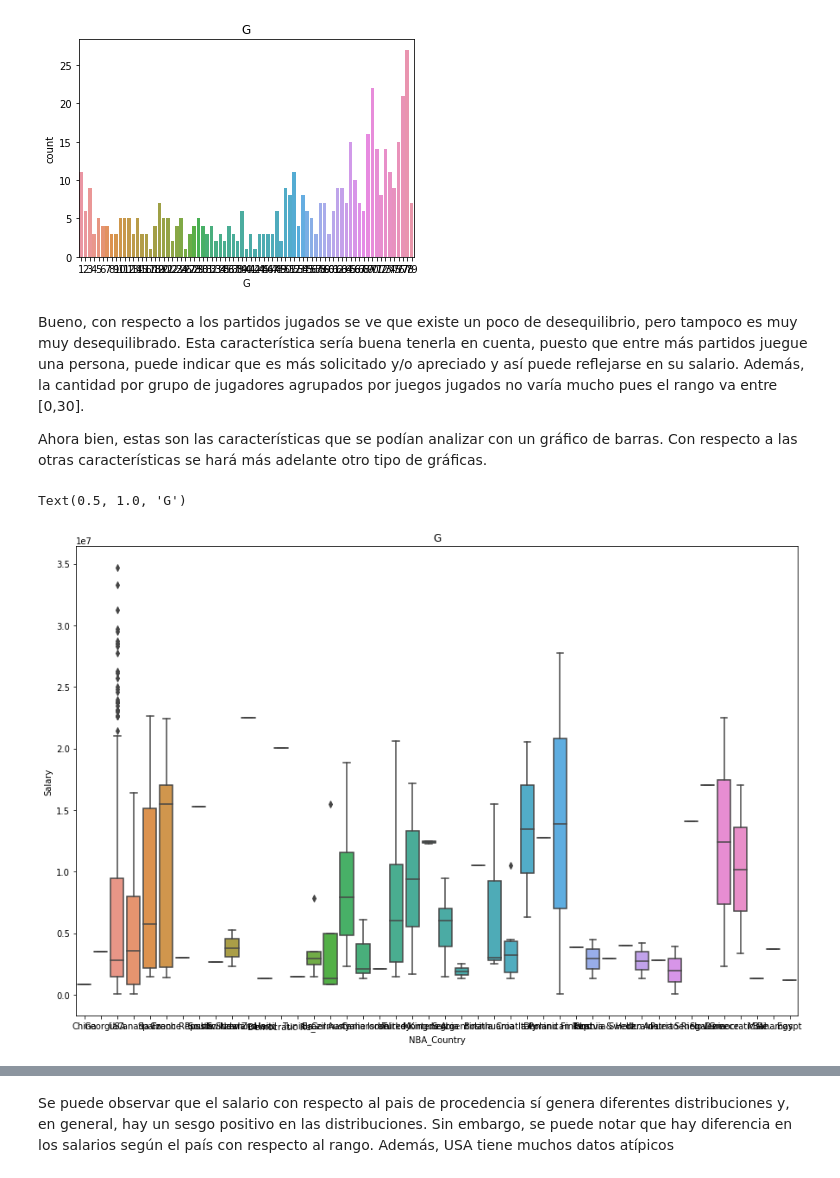
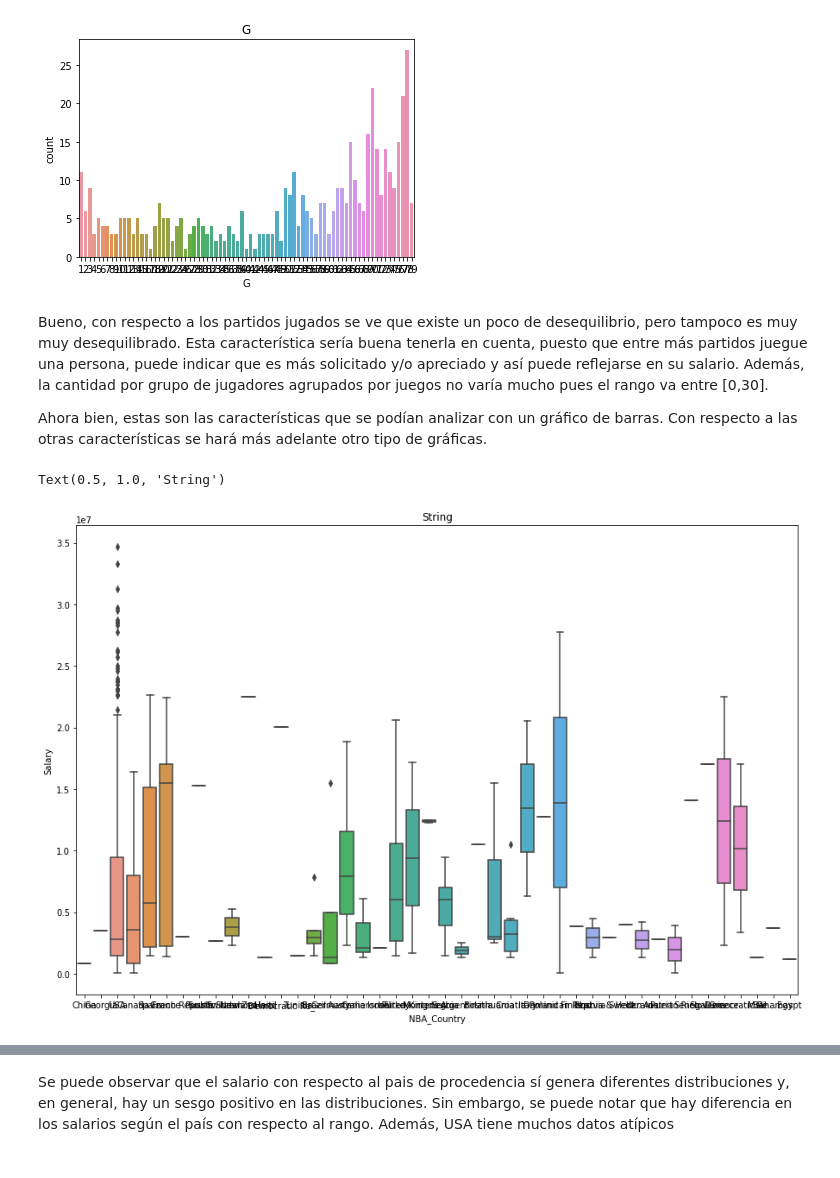
Before and after one commit to StevenMaMei/DataAnalyticsFinalProject, a Jupyter notebook: PrimerEntrega.ipynb, the cells around one changed output, grey strips where cells are left out. Cells and saved outputs as stored; diff of their text form; code cells hidden in the pictures.

```diff
--- a/PrimerEntrega.ipynb
+++ b/PrimerEntrega.ipynb
@@ -225,17 +231,17 @@ plt.show()
 [figure]
 [figure]
 # %% [markdown]
-Bueno, con respecto a los partidos jugados se ve que existe un poco de desequilibrio, pero tampoco es muy muy desequilibrado. Esta característica sería buena tenerla en cuenta, puesto que entre más partidos juegue una persona, puede indicar que es más solicitado y/o apreciado y así puede reflejarse en su salario. Además, la cantidad por grupo de jugadores agrupados por juegos jugados no varía mucho pues el rango va entre [0,30].
+Bueno, con respecto a los partidos jugados se ve que existe un poco de desequilibrio, pero tampoco es muy muy desequilibrado. Esta característica sería buena tenerla en cuenta, puesto que entre más partidos juegue una persona, puede indicar que es más solicitado y/o apreciado y así puede reflejarse en su salario. Además, la cantidad por grupo de jugadores agrupados por juegos  no varía mucho pues el rango va entre [0,30].
 
 Ahora bien, estas son las características que se podían analizar con un gráfico de barras. Con respecto a las otras características se hará más adelante otro tipo de gráficas.
 # %%
 fig = plt.figure(figsize=(15,10))
 
 sns.boxplot(x=data.columns[2], y=data['Salary'], data=data)
-plt.title(var_num)
+plt.title("String")
 # %% [output]
-Text(0.5, 1.0, 'G')
+Text(0.5, 1.0, 'String')
-[figure, old version]
+[figure, new version]
 # %%
 sns.boxplot(x=data.columns[2], y=data['Salary'], data=data, order=data.NBA_Country.value_counts().iloc[:8].index)
 plt.title(var_num)
```
Also changed, not shown: parts of 11 cells of this notebook.
